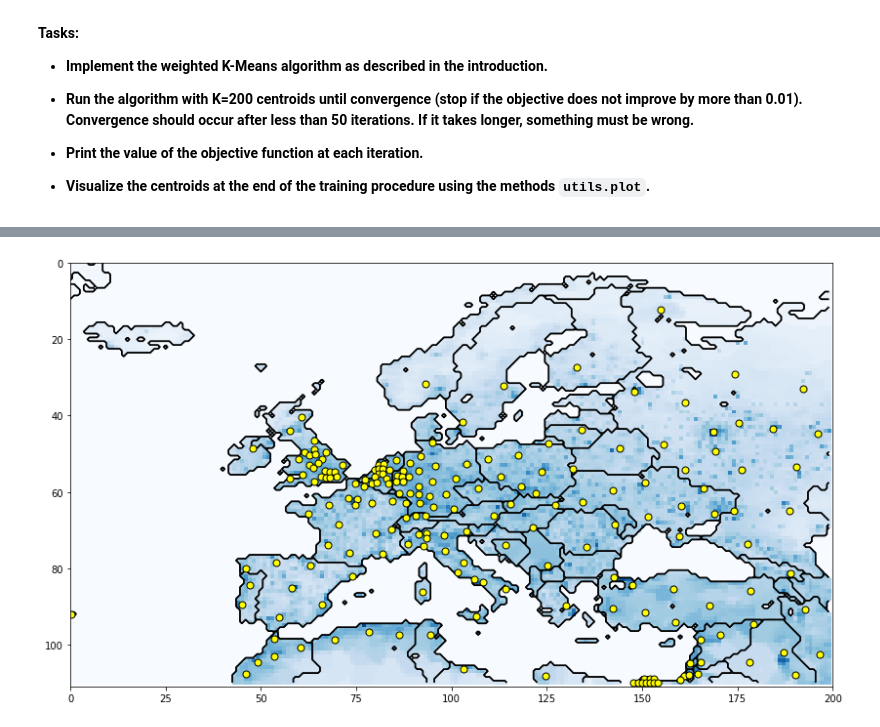
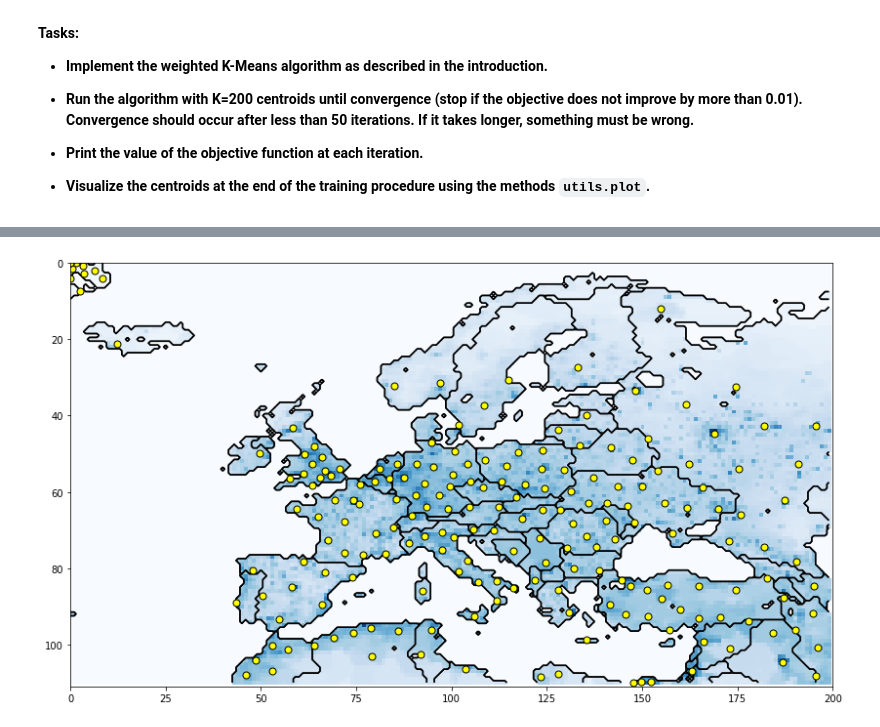
Before and after one commit to bakri92/ML1, a Jupyter notebook: exercise04/sheet04_prog_johan.ipynb, the cells around one changed output, grey strips where cells are left out. Drawn from its saved outputs; the diff is of its cells as text; code cells hidden in the pictures.

Commit message:
Updated random init centroid function, added comments and fixed a divide by zero-bug

```diff
--- a/exercise04/sheet04_prog_johan.ipynb
+++ b/exercise04/sheet04_prog_johan.ipynb
@@ -76,17 +76,20 @@ where $Z$ is a normalization constant. Furthermore, to avoid identical centroids
 # YOUR CODE HERE
 %matplotlib inline
 import numpy as np
-xys = np.array(np.meshgrid(np.arange(0,utils.nx), np.arange(0,utils.ny))).T.reshape(-1,2)
-print(xys.shape)
+xys = np.array(np.meshgrid(np.arange(utils.nx), np.arange(utils.ny))).T.reshape(-1,2)
 
-def P():
+def P(x, y):
     noise = np.random.normal(scale = 0.01, size=utils.population.shape)
     population = utils.population * (1 + noise)
-    return population/population.sum()
+    return (population/population.sum())[x,y]
 
-def get_clusters(pop = P(), k = 200):
-    threshold = np.sort(pop.flatten())[-k]
-    return np.argwhere(pop >= threshold).T
+def get_centroids(K = 200):
+    # randomly chose centroids, with the associated pdf
+    # generated from P() above, in mind
+    centroid_ids = np.random.choice(xys.shape[0], K, p=P(*xys.T))
+    return xys[centroid_ids]
 
-utils.plot(*get_clusters())
+centroids = get_centroids()
+utils.plot(*centroids.T)
+#utils.plot(*np.argwhere(utils.population).T)
 # %% [output]
@@ -109,48 +111,55 @@ utils.plot(*get_clusters())
 
 * **Visualize the centroids at the end of the training procedure using the methods `utils.plot`.**
 # %%
-clusters = get_clusters().T
-population = P()
+def dist(xy, c):
+    # compute distance from one (x, y)-vector to all centroids
+    # @return shape (amount centroids,) vector
+    return np.linalg.norm(xy - c, axis=1)
 
-def dist(x, c):
-    return np.linalg.norm(x - c, axis=1)
-
-def dists(xs, c):
-    return np.apply_along_axis(dist, axis=1, arr=xs, c=c)
+def dists(xys, c):
+    # compute distances for all (x, y)-vectors to all centroids
+    # @return shape (amount xypairs, amount centroids)
+    return np.apply_along_axis(dist, axis=1, arr=xys, c=c)
 
 def assign(clusters):
-    return dists(xys, clusters).argmin(axis=1).reshape(111, 200)
+    # find the index k for all the centroids which are closest
+    # to all vectors
+    # @return shape (111, 200)
+    return dists(xys, clusters).argmin(axis=1).reshape(utils.nx, utils.ny)
 
-def normalize_cluster(k, ass):
-    cluster_members = ass == k
-    xs = np.argwhere(cluster_members)
-    ws = population[cluster_members].reshape(-1,1)
-    return (ws * xs).sum(axis=0) / ws.sum()
+def normalize_cluster(k, assoc):
+    # finds all vectors associated with a cluster
+    # @return total weighted sum of all vectors
+    cluster_members = assoc == k
+    xys = np.argwhere(cluster_members)
+    ws = utils.population[cluster_members].reshape(-1,1)
+    return (ws * xys).sum(axis=0) / (ws.sum() or 1)
 
-def update_clusters(assigned):
-    ks = np.arange(0, 200).reshape(1, 200)
-    updated_clusters = np.apply_along_axis(normalize_cluster, axis=0, arr=ks, ass=assigned)
-    return updated_clusters.T #.astype("int32")
+def update_clusters(assoc, K = 200):
+    # updates each cluster with a new weight
+    # @return updated clusters
+    ks = np.arange(0, K).reshape(K, 1)
+    return np.apply_along_axis(normalize_cluster, axis=1, arr=ks, assoc=assoc)
 
 
-def J(clusters):
-    iis = population > 0
-    xs = np.argwhere(iis)
-    ks = dists(xs, clusters).argmin(axis=1)
-    ws = population[iis]
-    return np.multiply(ws, ks).sum(axis=0) / population.sum()
+def J(c):
+    # calculate the weighted sum for all (x,y)-vectors
+    is_ = utils.population > .0
+    xs = np.argwhere(is_)
+    ks = dists(xs, c).argmin(axis=1)
+    ws = utils.population[is_]
+    return (ws * ks).sum(axis=0) / utils.population.sum()
 
 J_old = 0
-
 while True:
-    assigned = assign(clusters)
-    clusters = update_clusters(assigned)
-    J_new = J(clusters)
-    print("J =", J_new)
+    centroid_associations = assign(centroids)
+    centroids = update_clusters(centroid_associations)
+    J_new = J(centroids)
+    print("J = {:.2f}".format(J_new))
     if abs(J_old - J_new) <= .01:
         break
-
     J_old = J_new
+    #plt.imshow(assigned)
 
 utils.plot(*clusters.T)
 # %% [output]
@@ -163 +171 @@ J = 107.947540705
-[figure, old version]
+[figure, new version]
```
Also changed, not shown: parts of 4 cells of this notebook.
